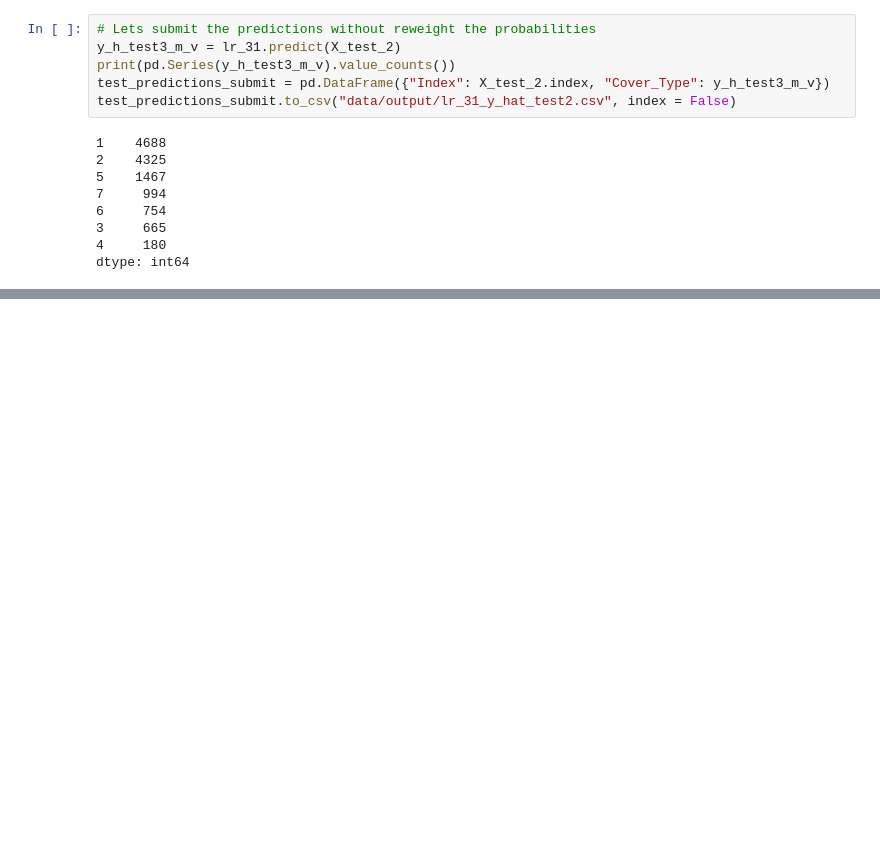
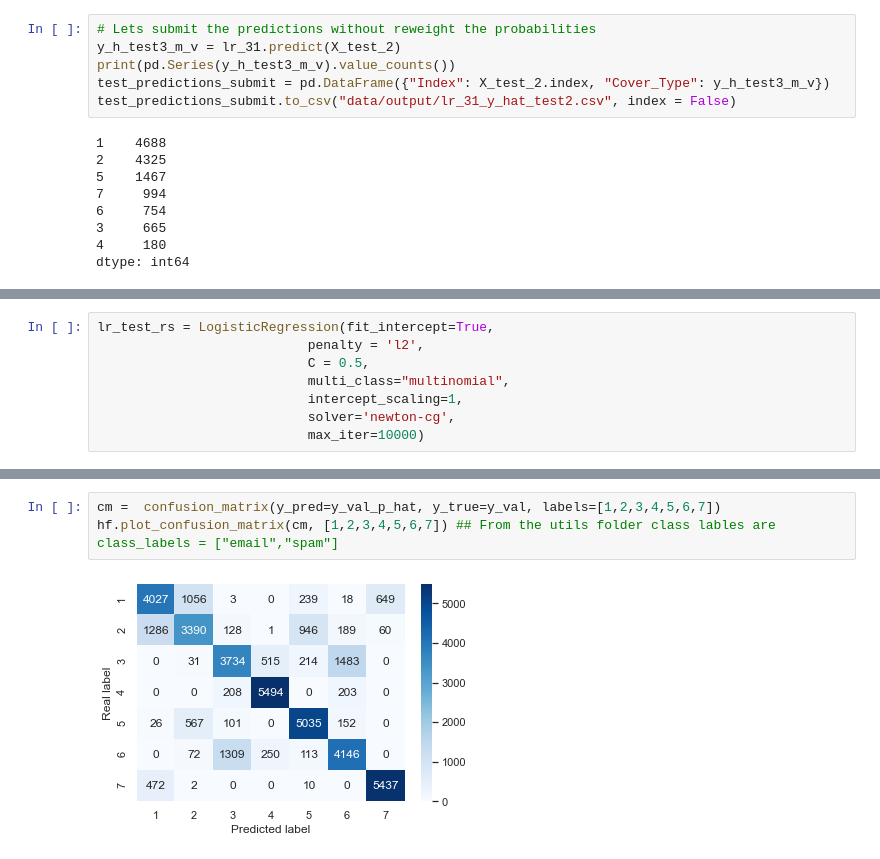
Before and after one commit to andresvBSE/BSE-CML-P2, a Jupyter notebook: Extended_P2_CML_AFVC.ipynb, the cells around one changed output, grey strips where cells are left out. Drawn from its saved outputs; the diff is of its cells as text; blank space fills up the shorter version.

```diff
--- a/Extended_P2_CML_AFVC.ipynb
+++ b/Extended_P2_CML_AFVC.ipynb
@@ -679,0 +727,8 @@ dtype: int64
+# %%
+lr_test_rs = LogisticRegression(fit_intercept=True,
+                           penalty = 'l2',
+                           C = 0.5,
+                           multi_class="multinomial",
+                           intercept_scaling=1,
+                           solver='newton-cg',
+                           max_iter=10000)
@@ -679,0 +781,5 @@ dtype: int64
+# %%
+cm =  confusion_matrix(y_pred=y_val_p_hat, y_true=y_val, labels=[1,2,3,4,5,6,7])
+hf.plot_confusion_matrix(cm, [1,2,3,4,5,6,7]) ## From the utils folder class lables are class_labels = ["email","spam"]
+# %% [output]
+[figure, added]
```
Also changed, not shown: parts of 60 cells of this notebook, 1 other file.
